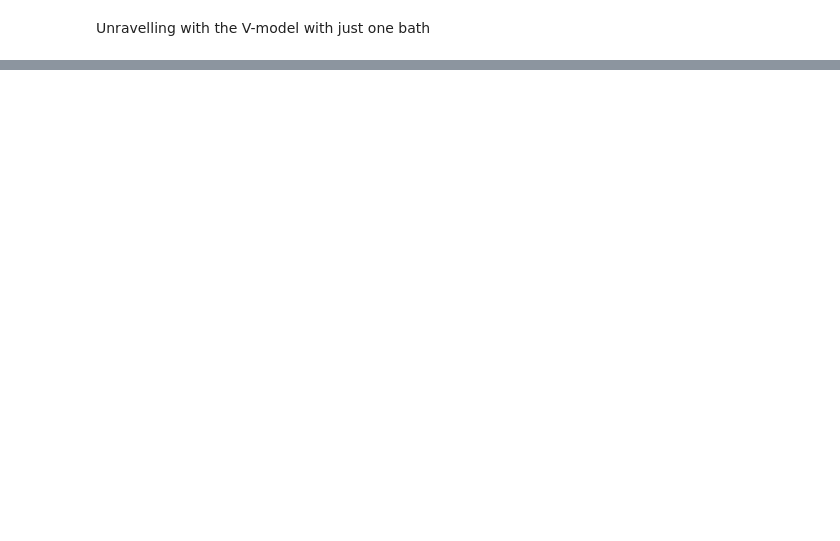
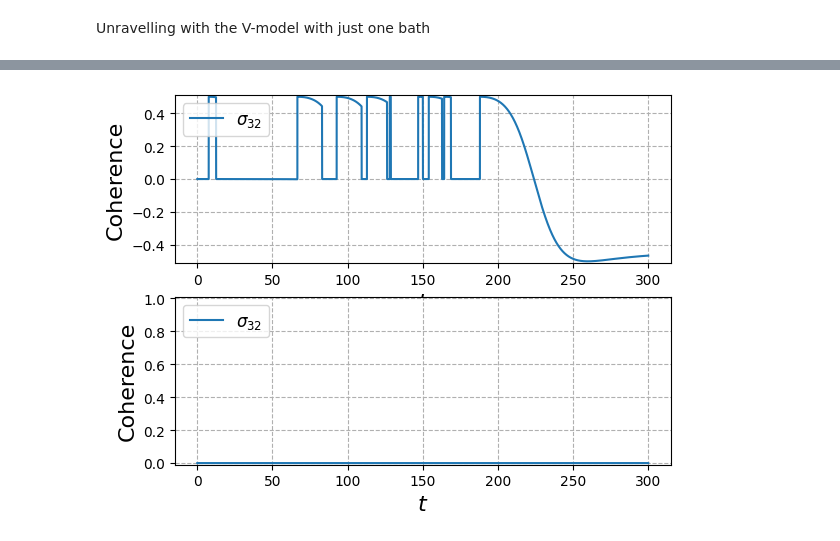
Before and after one commit to mikeal888/The_V_model, a Jupyter notebook: Equilibrium.ipynb, the cells around one changed output, grey strips where cells are left out. Cells and saved outputs as stored; diff of their text form; code cells hidden in the pictures; blank space fills up the shorter version.

```diff
--- a/Equilibrium.ipynb
+++ b/Equilibrium.ipynb
@@ -90,24 +93,26 @@ plt.show()
 # %%
 # Plot the coherences
 
 plt.subplot(211)
 plt.plot(tlist, g32_evo_uni, label=r'$\sigma_{32}$')
 
 plt.xlabel(r'$t$', fontsize=16)
 plt.ylabel('Coherence', fontsize=16)
 plt.legend(fontsize=12, loc="upper left")
 plt.grid(linestyle='--')
-plt.ylim(-0.01, 1.01)
+plt.ylim(-0.511, 0.51)
 
 plt.subplot(212)
 
 plt.plot(tlist, g32_evo_sec, label=r'$\sigma_{32}$')
 
 plt.xlabel(r'$t$', fontsize=16)
 plt.ylabel('Coherence', fontsize=16)
 plt.legend(fontsize=12, loc="upper left")
 plt.grid(linestyle='--')
 
 plt.ylim(-0.01, 1.01)
 
 plt.show()
+# %% [output]
+[figure, added]
```
Also changed, not shown: parts of 5 cells of this notebook.
